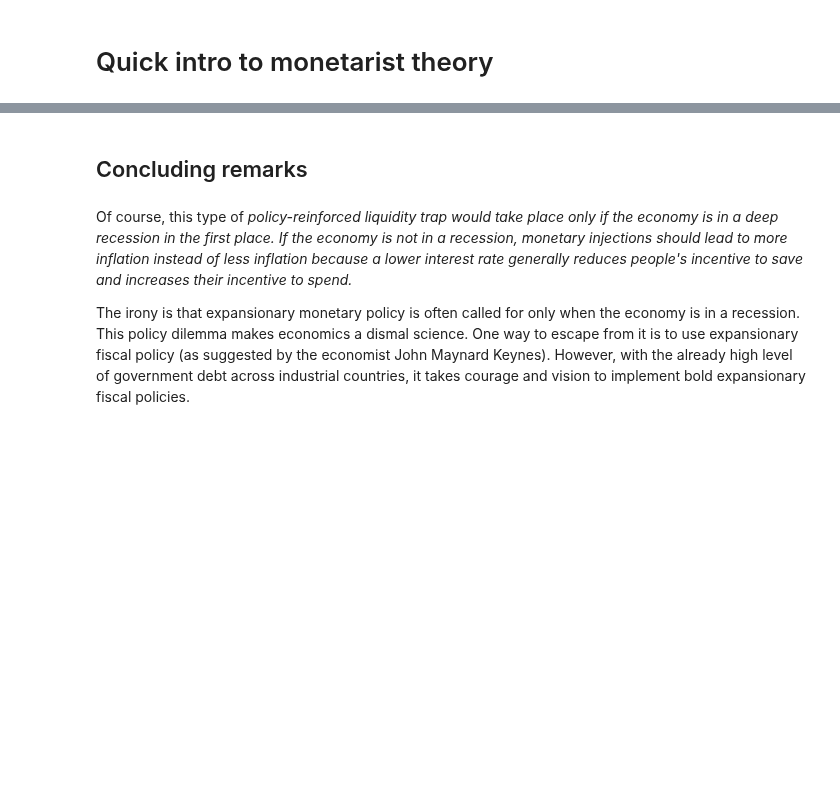
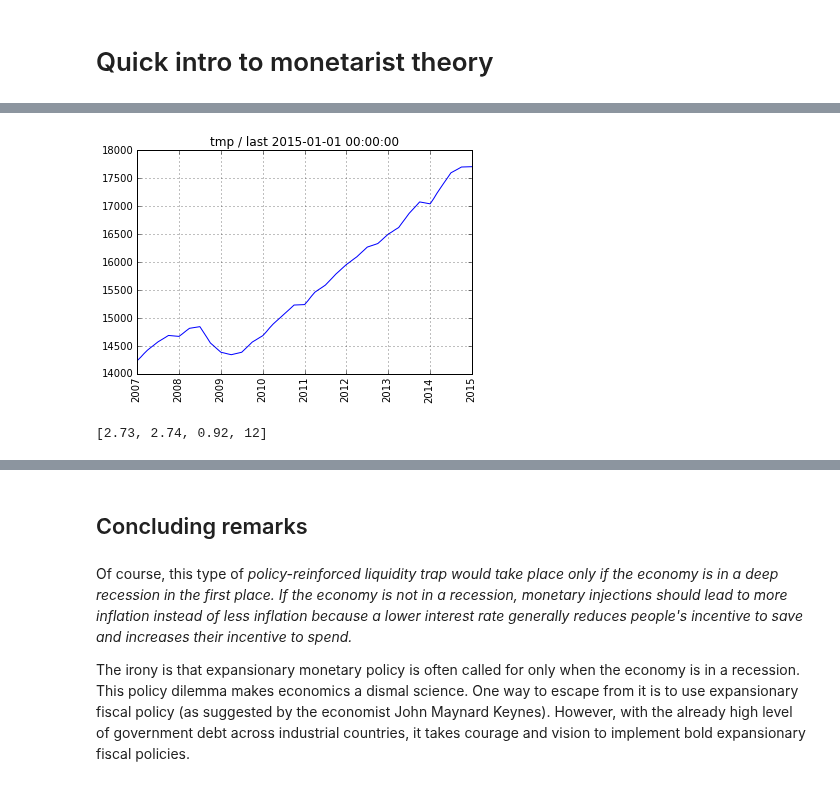
Before and after one commit to rsvp/fecon235, a Jupyter notebook: nb/fred-infl-velocity.ipynb, the cells around one changed output, grey strips where cells are left out. Cells and saved outputs as stored; diff of their text form; code cells hidden in the pictures; blank space fills up the shorter version.

```diff
--- a/nb/fred-infl-velocity.ipynb
+++ b/nb/fred-infl-velocity.ipynb
@@ -235,0 +113,10 @@ The annual average return for Treasury bills since 2010 is a mere 8 bp. (So \$10
+# %%
+#  Define our start of the Great Recession:
+recession = '2006-12-31'
+#                ^this would include 2007-Q1 data.
+
+#  According to the U.S. National Bureau of Economic Research
+#  (the official arbiter) the US recession began in December 2007.
+#  But the emergence of sub-prime loan losses in 2007
+#  began the global crisis.
+#  Lehman Brothers went bankrupt during September 2008.
@@ -235,0 +237,13 @@ The annual average return for Treasury bills since 2010 is a mere 8 bp. (So \$10
+# %%
+#  Okay, so let's look at nominal GDP:
+plotfred( G[recession:] )
+# %% [output]
+[figure, added]
+# %%
+#  Well, their research needs correction, for there's is indeed change in nominal GDP.
+
+georet( G[recession:], 12 )
+
+#  2015-03-22: about +2.8% per annum since 2007:
+# %% [output]
+[2.73, 2.74, 0.92, 12]
```
Also changed, not shown: parts of 85 cells of this notebook.
